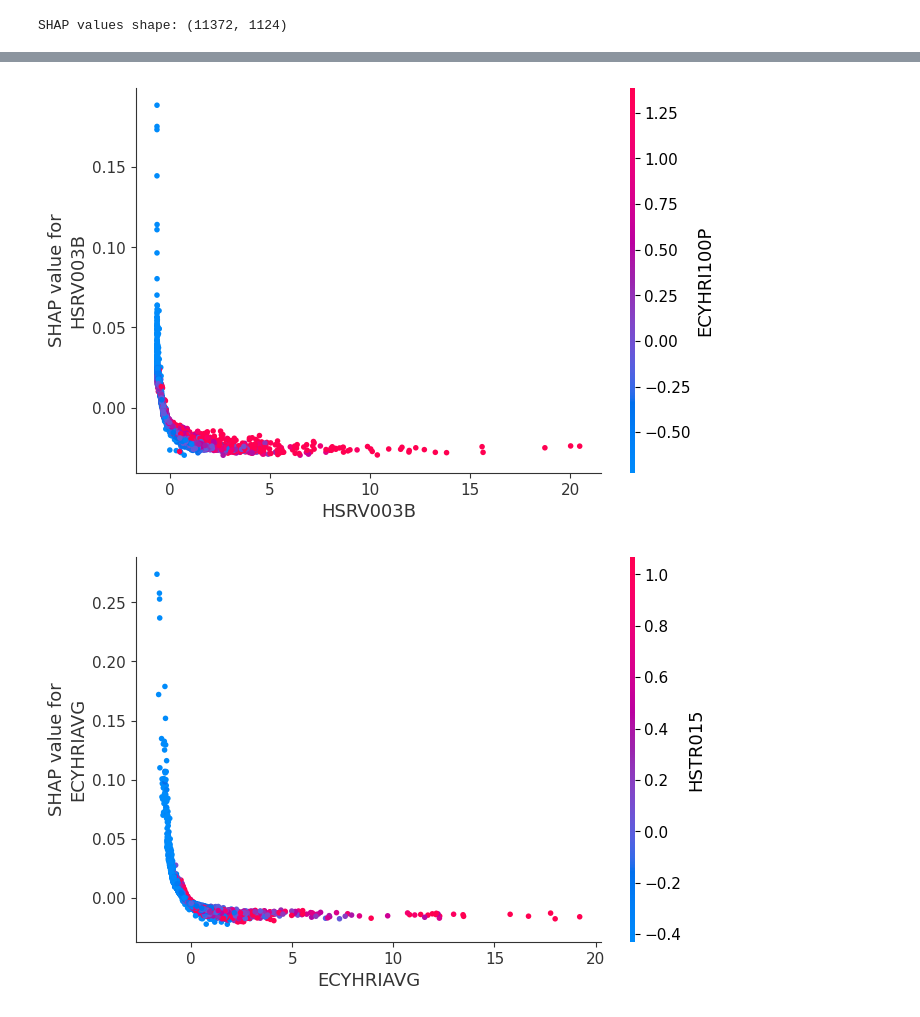
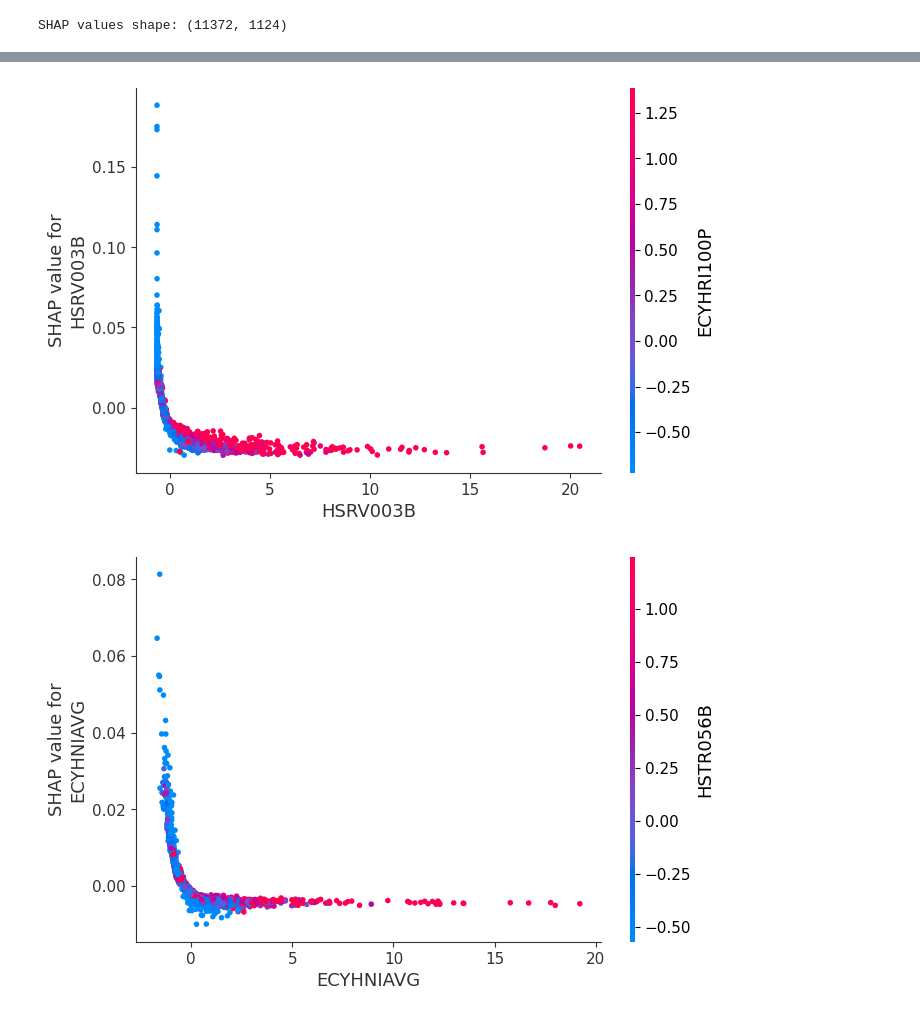
Before and after one commit to Astru5/DS3000, a Jupyter notebook: notebooks/supervised_learning.ipynb, the cells around one changed output, grey strips where cells are left out. Drawn from its saved outputs; the diff is of its cells as text; code cells hidden in the pictures.

Commit message:
dependence plot

```diff
--- a/notebooks/supervised_learning.ipynb
+++ b/notebooks/supervised_learning.ipynb
@@ -217,10 +215,3 @@ ElasticNet(alpha=0.001, l1_ratio=0.1, max_iter=10000, random_state=42)
-# %%
-# load the model and parameters
-with open('../data/processed/elasticnet_model.pkl', 'rb') as f:
-    saved = pickle.load(f)
-
-best_model = saved['best_model']
-best_params = saved['best_params']
 # %%
 # ============================================================
 # STEP 3a-iv – Reverse-transform predictions back to y space
@@ -505,6 +496,13 @@ Best Hyperparameters:
 # save the model and parameters
 with open('../data/processed/xgb_model.pkl', 'wb') as f:
     pickle.dump({'best_model': best_model, 'best_params': random_search.best_params_}, f)
+# %%
+# load the model
+with open('../data/processed/xgb_model.pkl', 'rb') as f:
+    saved = pickle.load(f)
+
+best_model = saved['best_model']
+best_params = saved['best_params']
 # %%
 # ----------------------------
 # 5. TEST PERFORMANCE
@@ -606,11 +604,11 @@ dtype: float32
 # %%
 # Replace with actual top features of interest
 feature_1 = top10_features.index[0]
-feature_2 = top10_features.index[1]
+feature_2 = top10_features.index[5]
 
 # Dependence plots
 shap.dependence_plot(feature_1, shap_values, X_test_scaled)
 shap.dependence_plot(feature_2, shap_values, X_test_scaled)
 # %% [output]
-[figure, old version]
+[figure, new version]
-[figure, old version]
+[figure, new version]
```
Also changed, not shown: parts of 3 cells of this notebook, 1 other file.
